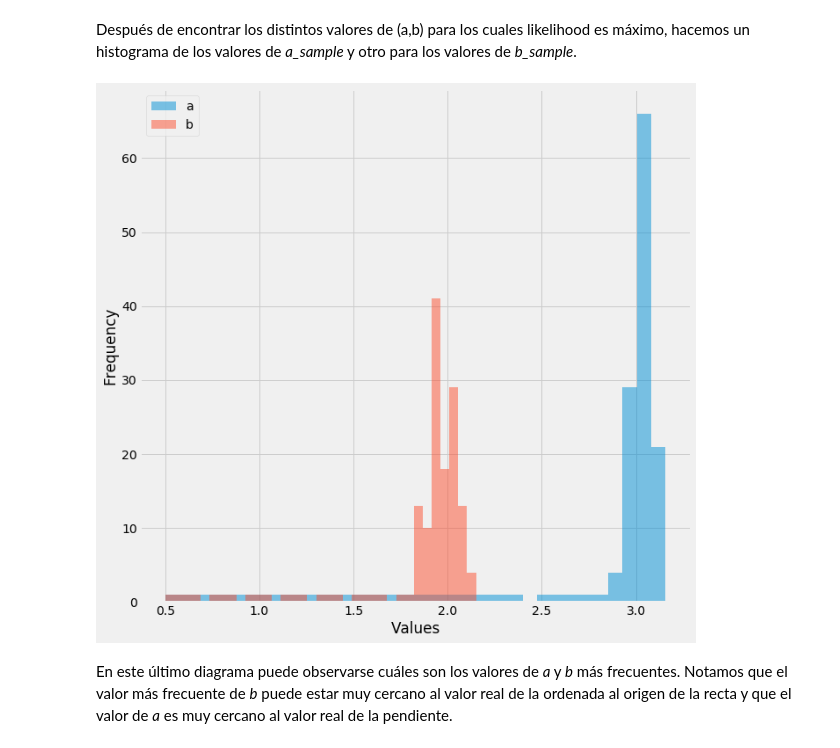
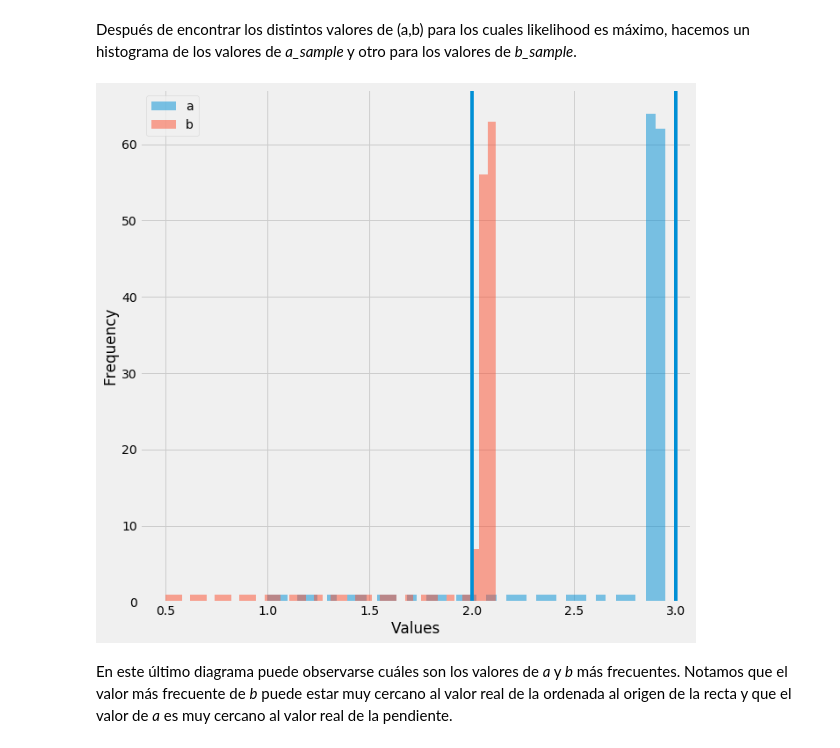
Before and after one commit to DCIDA2019/da2019-anaisabelotodo, a Jupyter notebook: Semana7/Tarea/Tarea7.ipynb, the cells around one changed output. Cells and saved outputs as stored; diff of their text form; code cells hidden in the pictures.

```diff
--- a/Semana7/Tarea/Tarea7.ipynb
+++ b/Semana7/Tarea/Tarea7.ipynb
@@ -57,7 +57,8 @@ likelihood(a0, b0, [x,y,yerror])
 # %% [markdown]
 Ahora generamos puntos alrededor de *a0* y *b0* con una distancia a este centro de 0.1 con la siguiente función:
 # %%
-theta = np.linspace(0, 2*math.pi, 150)
+rango = 150
+theta = np.linspace(0, 2*math.pi, rango)
 
 def circle(R, a_c, b_c):
     return (a_c + R*np.cos(theta), b_c + R*np.sin(theta))
@@ -81,17 +82,17 @@ b_sample = []
 
 R = 0.1
 
-a0 = 0.5
+a0 = 1.0
 b0 = 0.5
 
 a_sample.append(a0)
 b_sample.append(b0)
 
-for j in range(1,150):
+for j in range(1,rango):
     like = []
     a_new = circle(R, a_sample[j-1], b_sample[j-1])[0]
     b_new = circle(R, a_sample[j-1], b_sample[j-1])[1]
-    for i in range(100):
+    for i in range(rango):
         like.append(-likelihood(a_new[i], b_new[i], [x,y,yerror]))
     a_sample.append(a_new[like.index(max(like))])
     b_sample.append(b_new[like.index(max(like))])
@@ -100,14 +101,16 @@ Después de encontrar los distintos valores de (a,b) para los cuales likelihood
 # %%
 plt.style.use('fivethirtyeight')
 plt.figure(figsize = (10,10))
-plt.hist(a_sample, 35, label = 'a',alpha=0.5);
-plt.hist(b_sample, 35, label = 'b',alpha=0.5);
+plt.hist(a_sample, 40, label = 'a',alpha=0.5);
+plt.hist(b_sample, 40, label = 'b',alpha=0.5);
 plt.grid('True')
 plt.xlabel('Values')
+plt.axvline(3)
+plt.axvline(2)
 plt.legend()
 plt.ylabel('Frequency');
 # %% [output]
-[figure, old version]
+[figure, new version]
 # %% [markdown]
 En este último diagrama puede observarse cuáles son los valores de *a* y *b* más frecuentes. Notamos que el valor más frecuente de *b* puede estar muy cercano al valor real de la ordenada al origen de la recta y que el valor de *a* es muy cercano al valor real de la pendiente.
 # %% [markdown]
```
Also changed, not shown: parts of 5 cells of this notebook.
